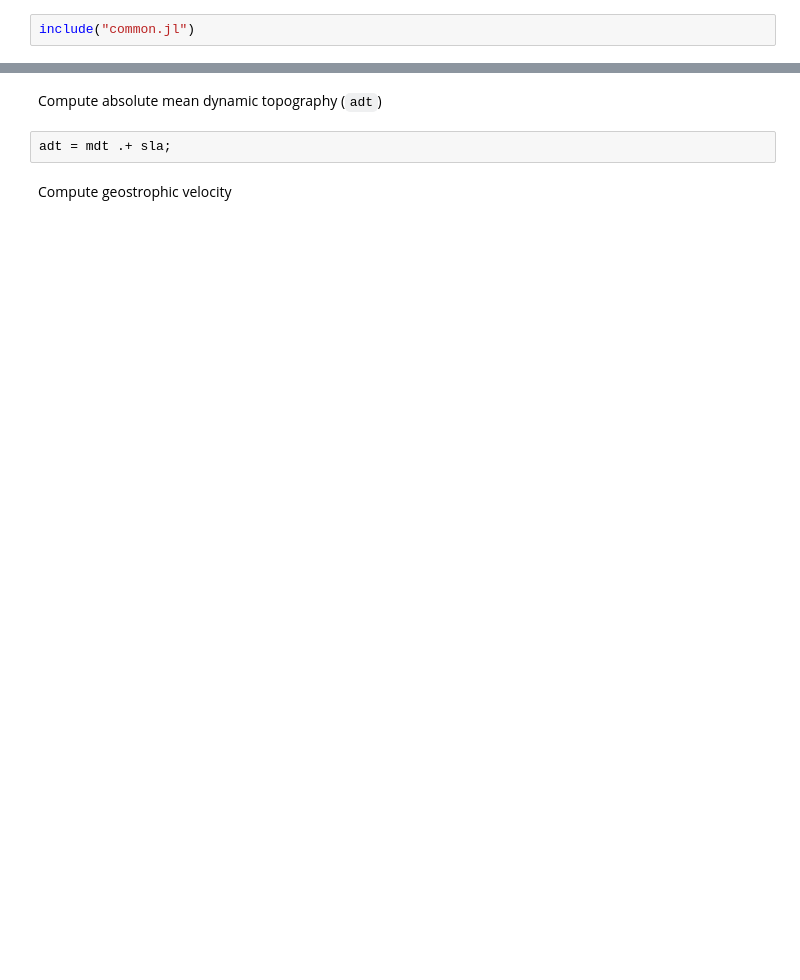
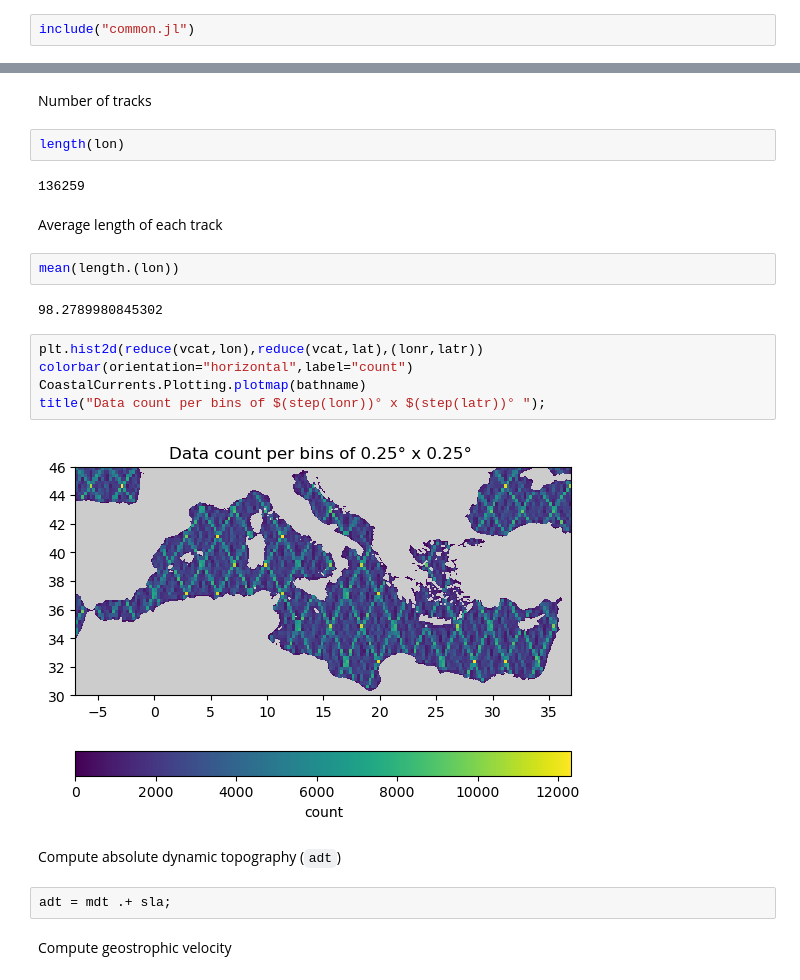
Before and after one commit to Alexander-Barth/CoastalCurrents.jl, a Jupyter notebook: examples/currents_altimetry.ipynb, the cells around one changed output, grey strips where cells are left out. Drawn from its saved outputs; the diff is of its cells as text; blank space fills up the shorter version.

```diff
--- a/examples/currents_altimetry.ipynb
+++ b/examples/currents_altimetry.ipynb
@@ -34,5 +44,24 @@ close(ds)
+# %% [markdown]
+Number of tracks
+# %%
+length(lon)
+# %% [output]
+136259
+# %% [markdown]
+Average length of each track
+# %%
+mean(length.(lon))
+# %% [output]
+98.2789980845302
+# %%
+plt.hist2d(reduce(vcat,lon),reduce(vcat,lat),(lonr,latr))
+colorbar(orientation="horizontal",label="count")
+CoastalCurrents.Plotting.plotmap(bathname)
+title("Data count per bins of $(step(lonr))° x $(step(latr))° ");
+# %% [output]
+[figure, added]
 # %% [markdown]
-Compute absolute mean dynamic topography (`adt`)
+Compute absolute dynamic topography (`adt`)
 # %%
 adt = mdt .+ sla;
 # %% [markdown]
```
Also changed, not shown: parts of 18 cells of this notebook, 4 other files.
